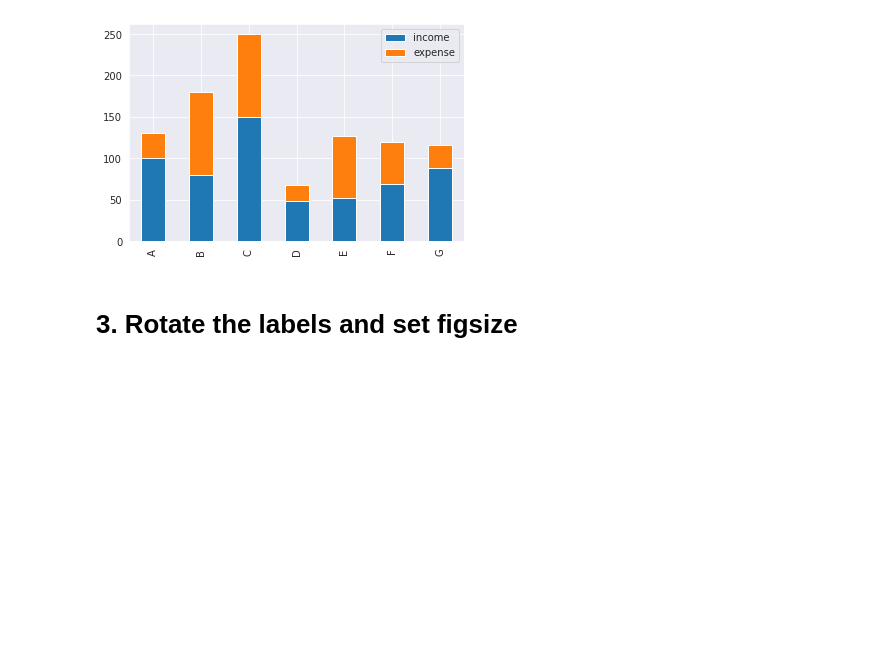
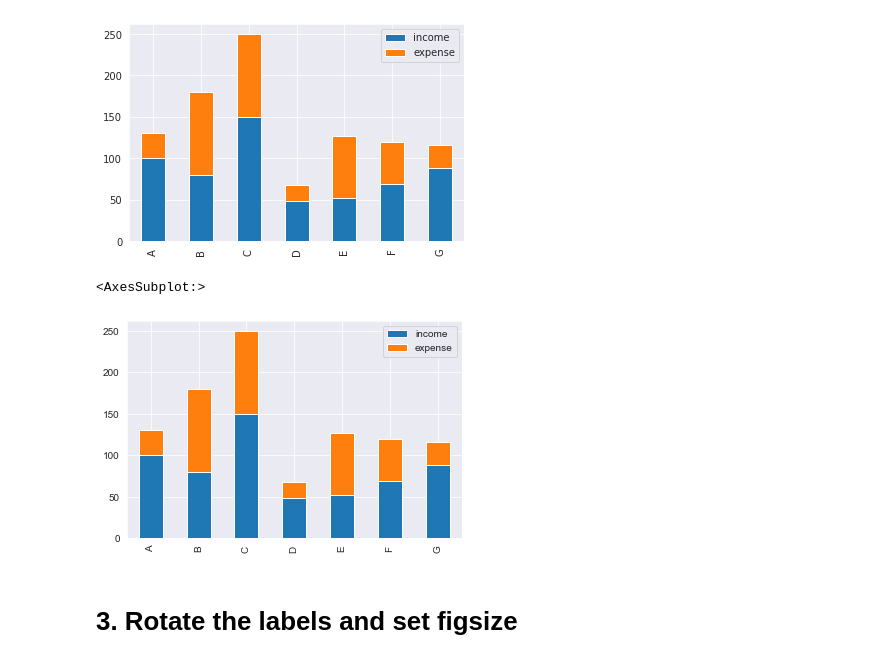
Before and after one commit to gulakkoc/Clarusway_DA, a Jupyter notebook: Weekly_Agenda (Mentoring)/week4_DV_student.ipynb, the cells around one changed output. Drawn from its saved outputs; the diff is of its cells as text; code cells hidden in the pictures; blank space fills up the shorter version.

```diff
--- a/Weekly_Agenda (Mentoring)/week4_DV_student.ipynb
+++ b/Weekly_Agenda (Mentoring)/week4_DV_student.ipynb
@@ -39,6 +40,11 @@ df.plot(kind = 'bar')
 # %% [output]
 <matplotlib.axes._subplots.AxesSubplot at 0x...>
 [figure]
+# %%
+df.plot(kind = 'bar', stacked = True)
+# %% [output]
+<AxesSubplot:>
+[figure, added]
 # %% [markdown]
 # 3. Rotate the labels and set figsize
 # %%
```
Also changed, not shown: parts of 3 cells of this notebook.
